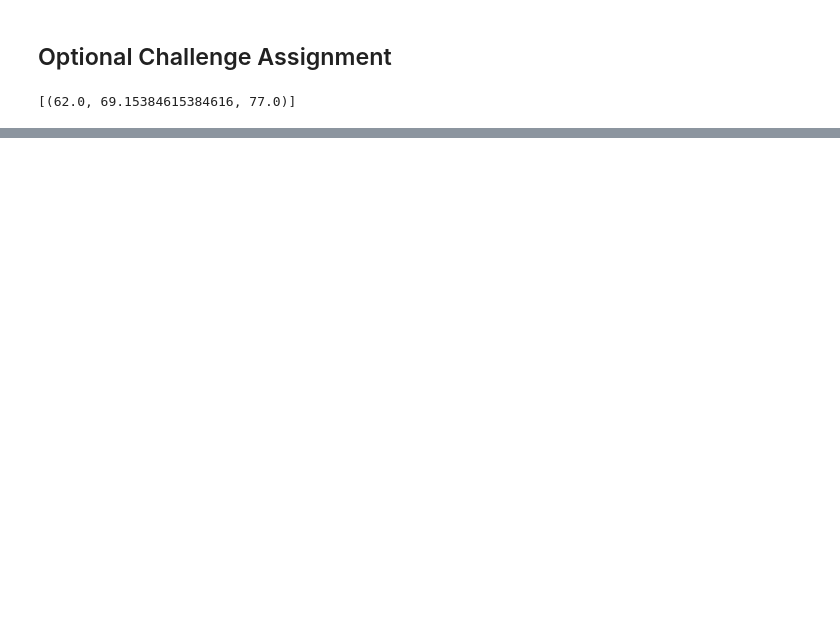
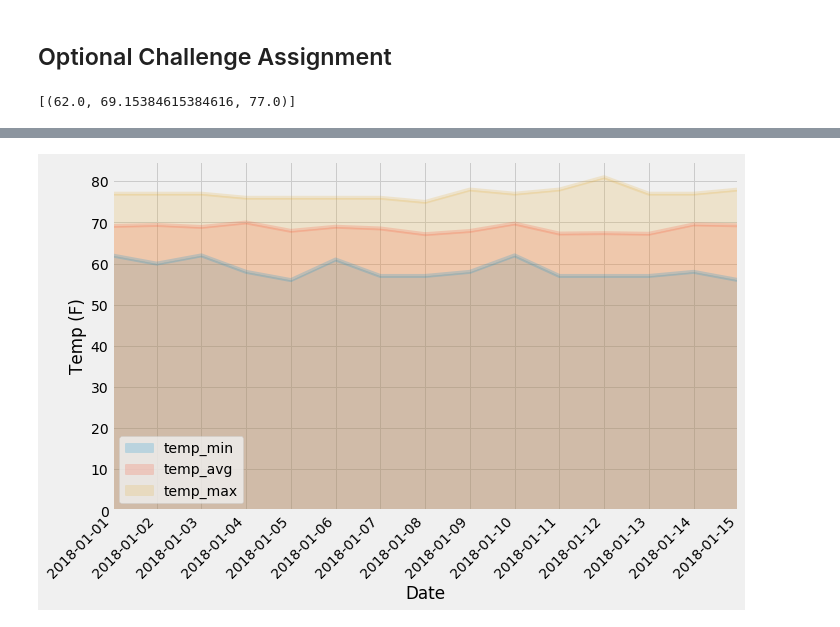
Before and after one commit to arundhatic/sqlalchemy-challenge, a Jupyter notebook: climate.ipynb, the cells around one changed output, grey strips where cells are left out. Saved outputs shown, nothing was run; the diff lists cells and outputs as text; code cells hidden in the pictures; blank space fills up the shorter version.

```diff
--- a/climate.ipynb
+++ b/climate.ipynb
@@ -216,0 +323,11 @@ daily_normals("01-01")
+# %%
+# Plot the daily normals as an area plot with `stacked=False`
+fig, ax = plt.subplots(figsize=(10,6))
+normal_temp_df.plot(kind = 'area',stacked = False,alpha =0.2, ax=ax)
+plt.xlabel('Date')
+plt.ylabel('Temp (F)')
+ax.xaxis.set_ticklabels(normal_temp_df.index.date, rotation=45, ha='right')
+ax.xaxis.set_major_locator(mdates.DayLocator())
+plt.savefig('temp_min_avg_max.png')
+# %% [output]
+[figure, added]
```
Also changed, not shown: parts of 20 cells of this notebook, 7 other files.
